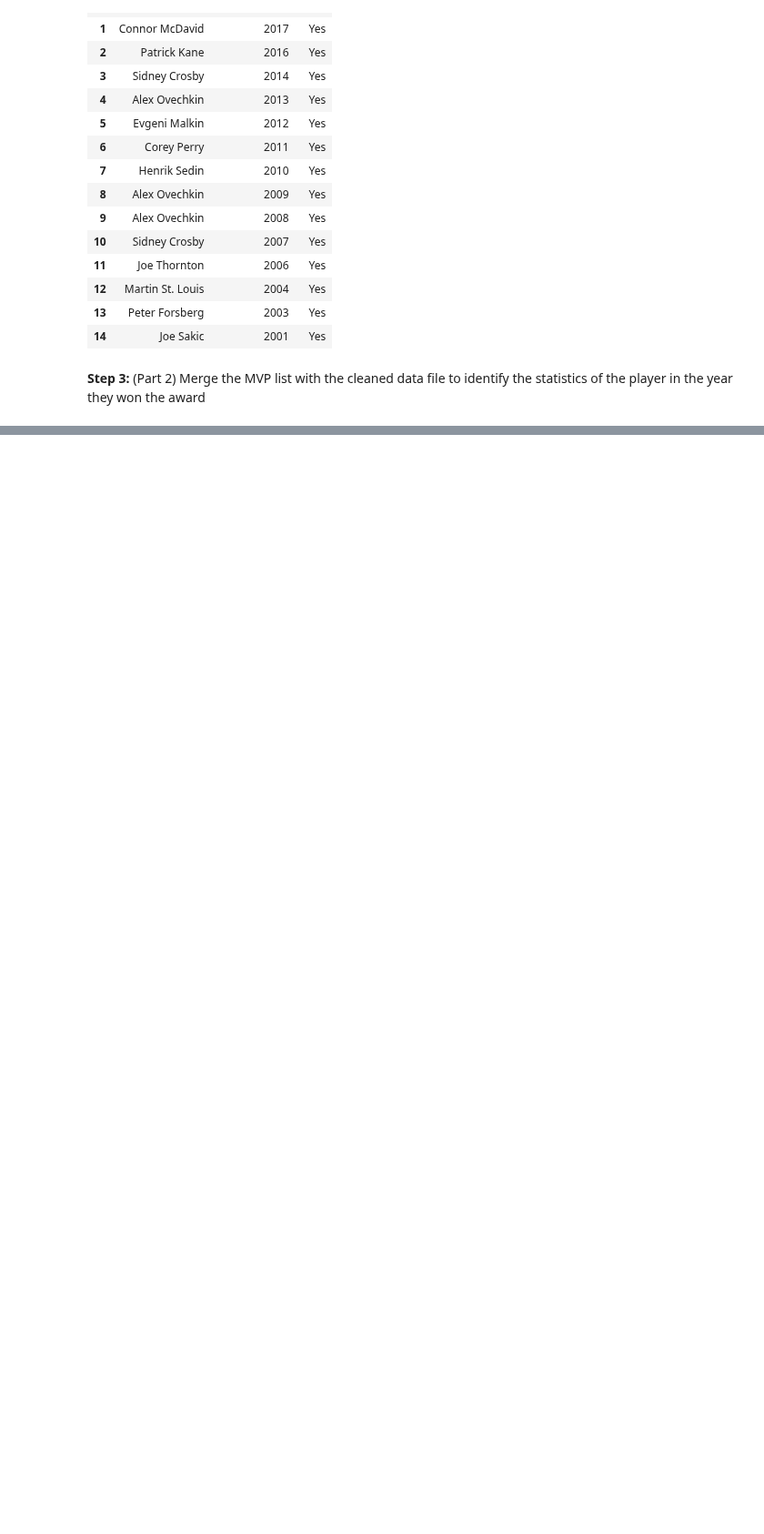
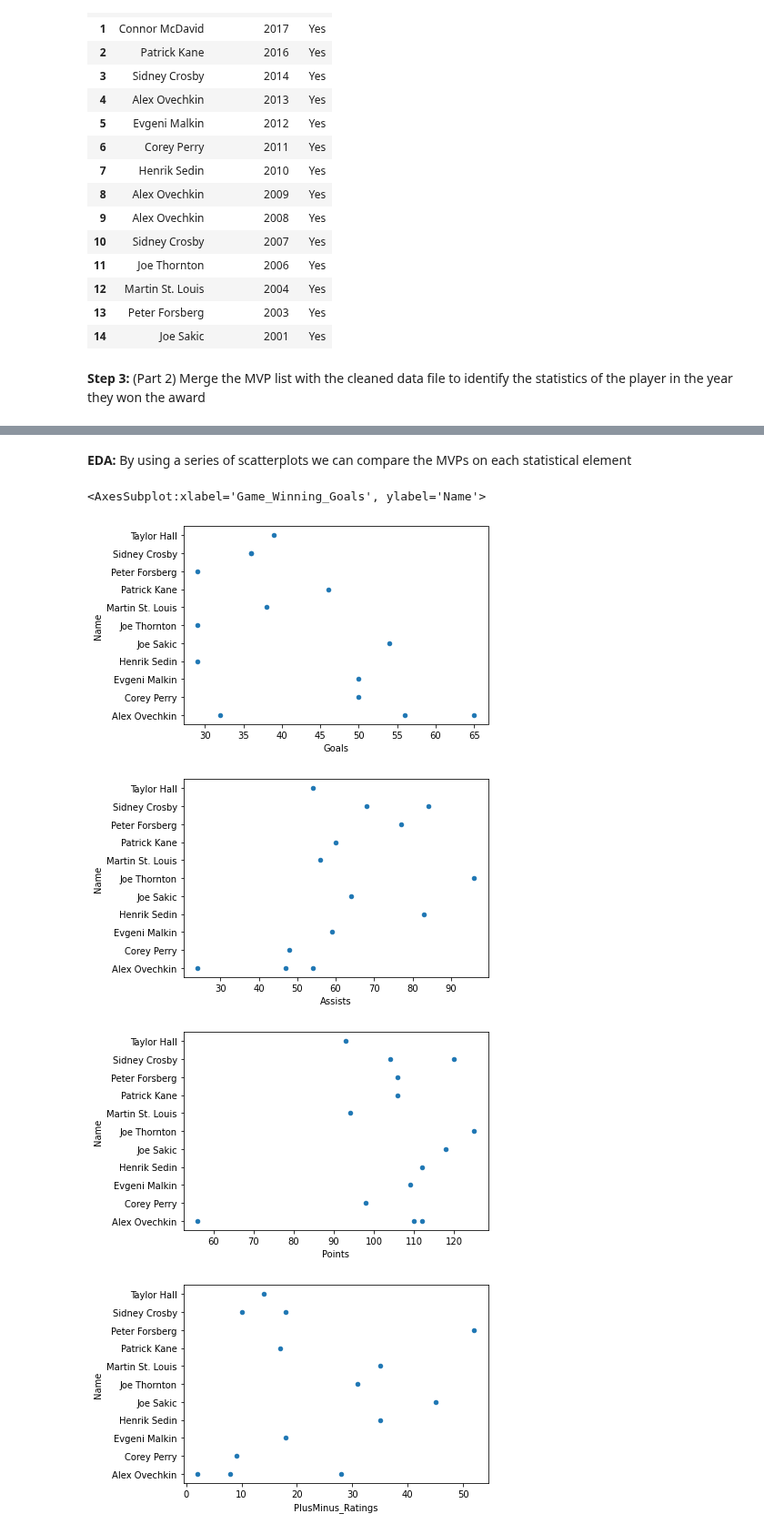
Before and after one commit to data301-2021-winter1/project-group38-project, a Jupyter notebook: notebooks/analysis2.ipynb, the cells around one changed output, grey strips where cells are left out. Shown at 91% size. Saved outputs shown, nothing was run; the diff lists cells and outputs as text; code cells hidden in the pictures; blank space fills up the shorter version.

```diff
--- a/notebooks/analysis2.ipynb
+++ b/notebooks/analysis2.ipynb
@@ -135,0 +133,14 @@ nhl_analysis_merged2
+# %% [markdown]
+**EDA:** By using a series of scatterplots we can compare the MVPs on each statistical element
+# %%
+nhl_analysis_merged2.plot(kind='scatter', x='Goals', y='Name')
+nhl_analysis_merged2.plot(kind='scatter', x='Assists', y='Name')
+nhl_analysis_merged2.plot(kind='scatter', x='Points', y='Name')
+nhl_analysis_merged2.plot(kind='scatter', x='PlusMinus_Ratings', y='Name')
+nhl_analysis_merged2.plot(kind='scatter', x='Game_Winning_Goals', y='Name')
+# %% [output]
+<AxesSubplot:xlabel='Game_Winning_Goals', ylabel='Name'>
+[figure, added]
+[figure, added]
+[figure, added]
+[figure, added]
```
Also changed, not shown: parts of 6 cells of this notebook.
